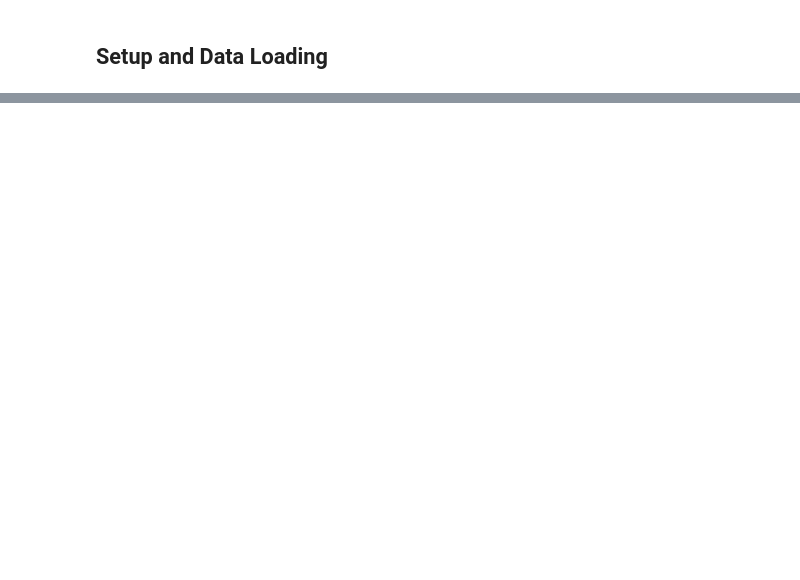
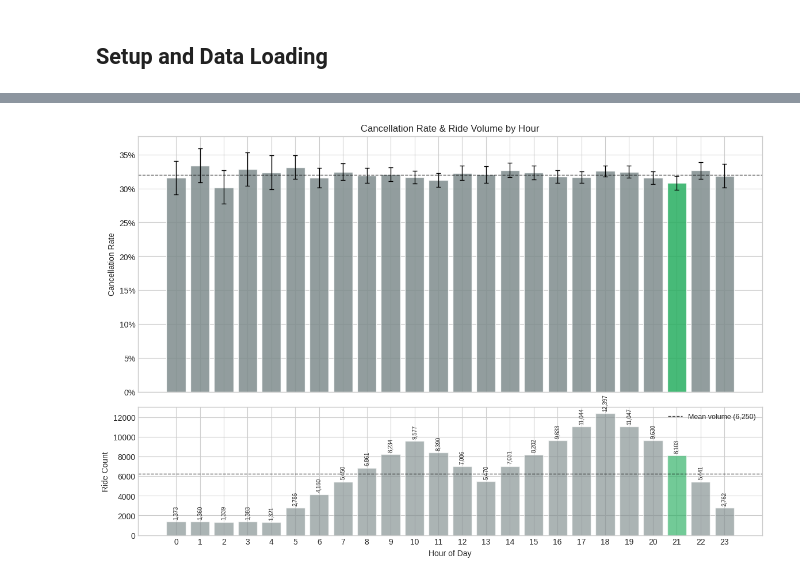
Before and after one commit to amaldu/uber-ride-cancellation-prediction, a Jupyter notebook: uber-analysis/notebooks/05_bivar_eda.ipynb, the cells around one changed output, grey strips where cells are left out. Drawn from its saved outputs; the diff is of its cells as text; code cells hidden in the pictures; blank space fills up the shorter version.

```diff
--- a/uber-analysis/notebooks/05_bivar_eda.ipynb
+++ b/uber-analysis/notebooks/05_bivar_eda.ipynb
@@ -370,0 +239,39 @@ There is variation in cancellation rates across locations, but with 176 unique l
+# %%
+fig, (ax_rate, ax_vol) = plt.subplots(
+    2, 1, figsize=(14, 9), sharex=True,
+    gridspec_kw={"height_ratios": [2, 1], "hspace": 0.08}
+)
+
+# --- Top: cancellation rate (same color-coding) ---
+ax_rate.bar(hourly["hour"], hourly["cancel_rate"],
+            color=[color_map[s] for s in hourly["sig"]],
+            edgecolor="white", alpha=0.85)
+ax_rate.errorbar(hourly["hour"], hourly["cancel_rate"],
+                 yerr=[hourly["cancel_rate"] - hourly["ci_lo"],
+                       hourly["ci_hi"] - hourly["cancel_rate"]],
+                 fmt="none", ecolor="black", capsize=3, linewidth=1)
+ax_rate.axhline(overall_rate, color="black", ls="--", lw=1, alpha=0.7)
+ax_rate.set_ylabel("Cancellation Rate")
+ax_rate.set_title("Cancellation Rate & Ride Volume by Hour")
+ax_rate.yaxis.set_major_formatter(plt.FuncFormatter(lambda y, _: f"{y:.0%}"))
+
+# --- Bottom: ride volume, same color-coding ---
+vol_mean = hourly["total"].mean()
+ax_vol.bar(hourly["hour"], hourly["total"],
+           color=[color_map[s] for s in hourly["sig"]],
+           edgecolor="white", alpha=0.65)
+ax_vol.axhline(vol_mean, color="black", ls="--", lw=1, alpha=0.7,
+               label=f"Mean volume ({vol_mean:,.0f})")
+ax_vol.set_ylabel("Ride Count")
+ax_vol.set_xlabel("Hour of Day")
+ax_vol.set_xticks(range(24))
+ax_vol.legend(loc="upper right", fontsize=9)
+
+for h_row in hourly.itertuples():
+    ax_vol.text(h_row.hour, h_row.total + hourly["total"].max() * 0.02,
+                f"{h_row.total:,}", ha="center", va="bottom", fontsize=7, rotation=90)
+
+plt.tight_layout()
+plt.show()
+# %% [output]
+[figure, added]
```
Also changed, not shown: parts of 58 cells of this notebook, 2 other files.
